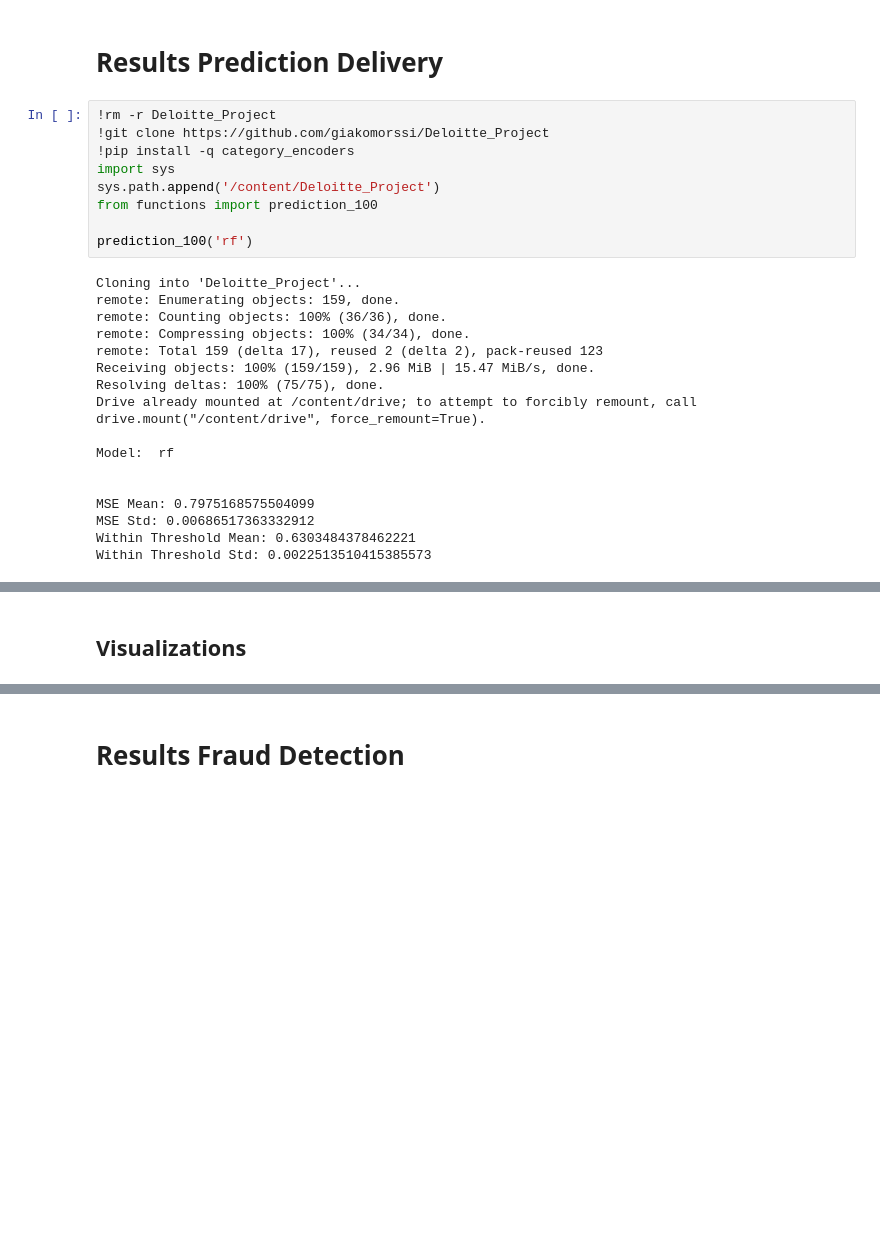
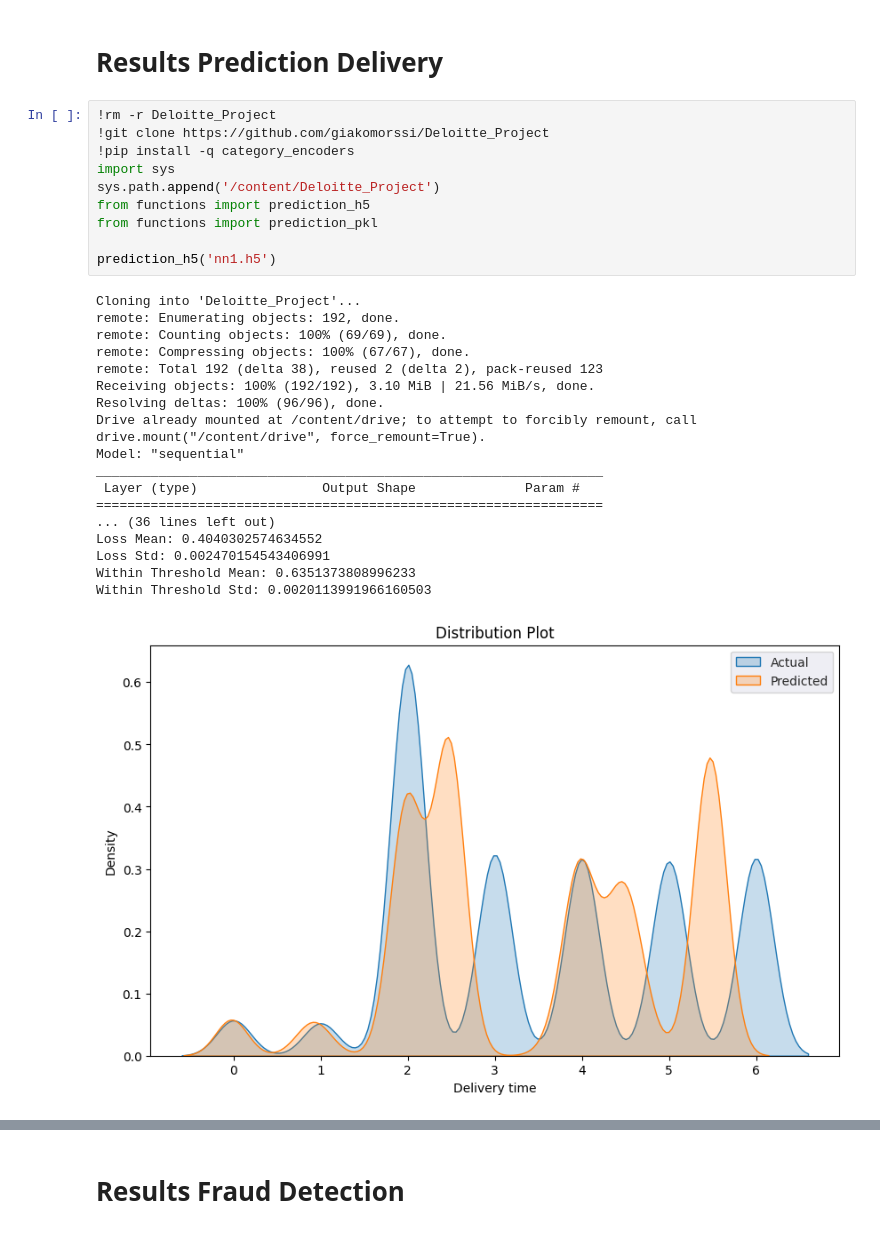
Before and after one commit to giakomorssi/Fraud-and-Delivery, a Jupyter notebook: 04_Results.ipynb, the cells around one changed output, grey strips where cells are left out. Cells and saved outputs as stored; diff of their text form; blank space fills up the shorter version.

```diff
--- a/04_Results.ipynb
+++ b/04_Results.ipynb
@@ -5,26 +5,29 @@
 # %%
 !rm -r Deloitte_Project
 !git clone https://github.com/giakomorssi/Deloitte_Project
 !pip install -q category_encoders
 import sys
 sys.path.append('/content/Deloitte_Project')
-from functions import prediction_100
+from functions import prediction_h5
+from functions import prediction_pkl
 
-prediction_100('rf')
+prediction_h5('nn1.h5')
 # %% [output]
 Cloning into 'Deloitte_Project'...
-remote: Enumerating objects: 159, done.
-remote: Counting objects: 100% (36/36), done.
-remote: Compressing objects: 100% (34/34), done.
-remote: Total 159 (delta 17), reused 2 (delta 2), pack-reused 123
-Receiving objects: 100% (159/159), 2.96 MiB | 15.47 MiB/s, done.
-Resolving deltas: 100% (75/75), done.
+remote: Enumerating objects: 192, done.
+remote: Counting objects: 100% (69/69), done.
+remote: Compressing objects: 100% (67/67), done.
+remote: Total 192 (delta 38), reused 2 (delta 2), pack-reused 123
+Receiving objects: 100% (192/192), 3.10 MiB | 21.56 MiB/s, done.
+Resolving deltas: 100% (96/96), done.
 Drive already mounted at /content/drive; to attempt to forcibly remount, call drive.mount("/content/drive", force_remount=True).
-
-Model:  rf
-
-
-MSE Mean: 0.7975168575504099
-MSE Std: 0.00686517363332912
-Within Threshold Mean: 0.6303484378462221
-Within Threshold Std: 0.0022513510415385573
+Model: "sequential"
+_________________________________________________________________
+ Layer (type)                Output Shape              Param #
+=================================================================
+... (36 lines left out)
+Loss Mean: 0.4040302574634552
+Loss Std: 0.002470154543406991
+Within Threshold Mean: 0.6351373808996233
+Within Threshold Std: 0.0020113991966160503
+[figure, added]
@@ -31,2 +37,0 @@ Within Threshold Std: 0.0022513510415385573
-# %% [markdown]
-## Visualizations
```
Also changed, not shown: parts of 4 cells of this notebook.
